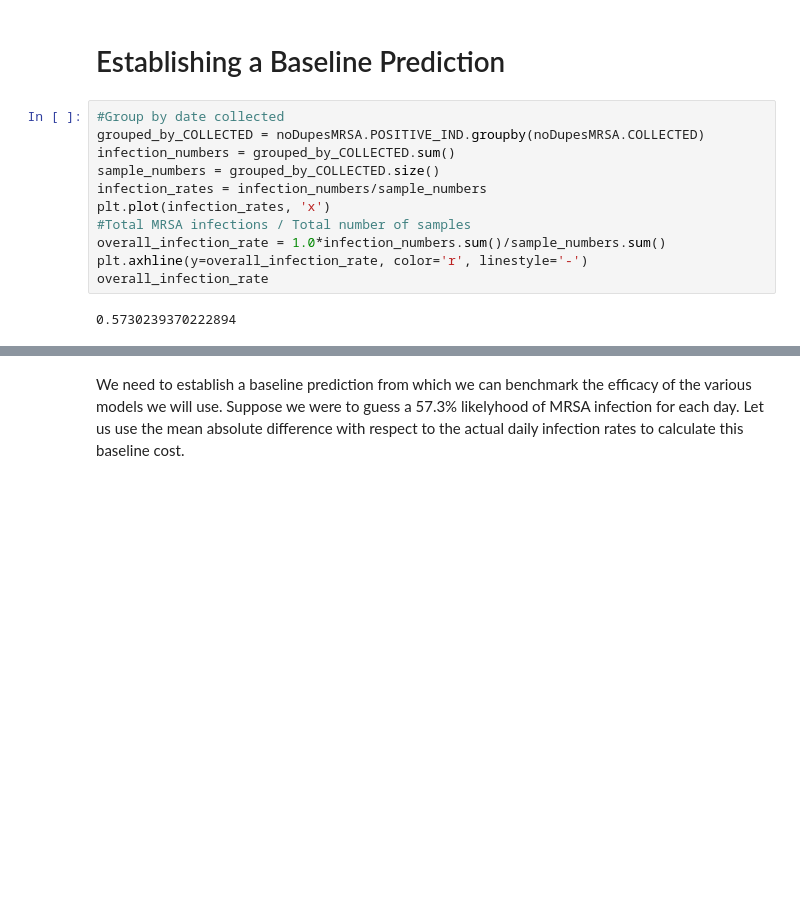
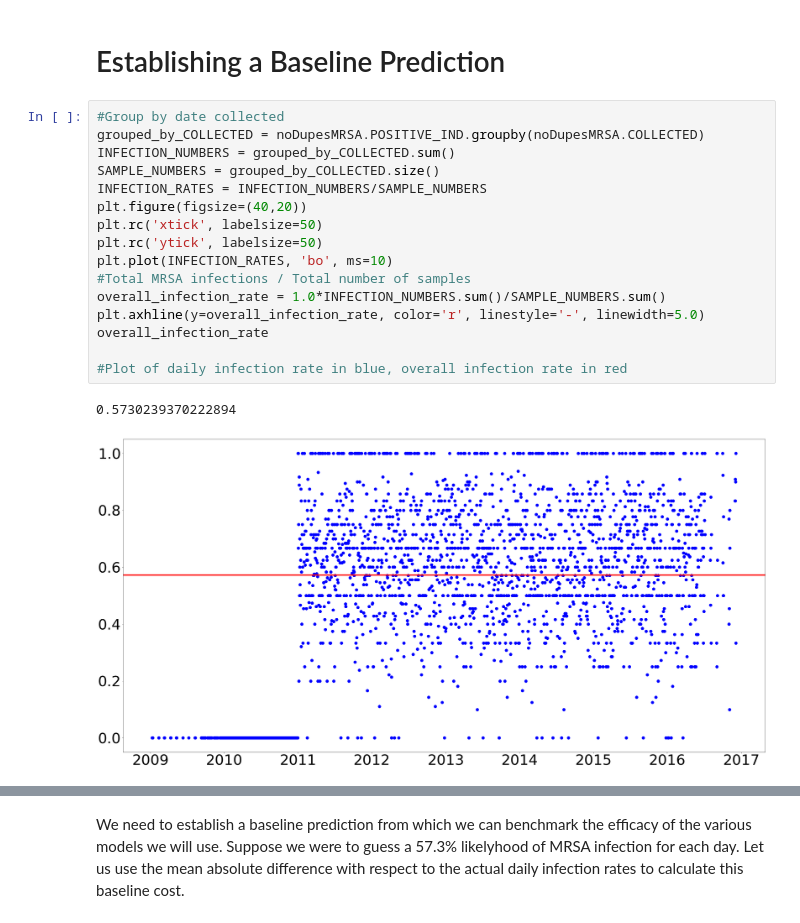
Before and after one commit to nawidayima/MRSA_Prediction_Models, a Jupyter notebook: Amiya Diwan MRSA.ipynb, the cells around one changed output, grey strips where cells are left out. Drawn from its saved outputs; the diff is of its cells as text; blank space fills up the shorter version.

```diff
--- a/Amiya Diwan MRSA.ipynb
+++ b/Amiya Diwan MRSA.ipynb
@@ -50,13 +57,19 @@ noDupesMRSA
 # %%
 #Group by date collected
 grouped_by_COLLECTED = noDupesMRSA.POSITIVE_IND.groupby(noDupesMRSA.COLLECTED)
-infection_numbers = grouped_by_COLLECTED.sum()
-sample_numbers = grouped_by_COLLECTED.size()
-infection_rates = infection_numbers/sample_numbers
-plt.plot(infection_rates, 'x')
+INFECTION_NUMBERS = grouped_by_COLLECTED.sum()
+SAMPLE_NUMBERS = grouped_by_COLLECTED.size()
+INFECTION_RATES = INFECTION_NUMBERS/SAMPLE_NUMBERS
+plt.figure(figsize=(40,20))
+plt.rc('xtick', labelsize=50)
+plt.rc('ytick', labelsize=50)
+plt.plot(INFECTION_RATES, 'bo', ms=10)
 #Total MRSA infections / Total number of samples
-overall_infection_rate = 1.0*infection_numbers.sum()/sample_numbers.sum()
-plt.axhline(y=overall_infection_rate, color='r', linestyle='-')
+overall_infection_rate = 1.0*INFECTION_NUMBERS.sum()/SAMPLE_NUMBERS.sum()
+plt.axhline(y=overall_infection_rate, color='r', linestyle='-', linewidth=5.0)
 overall_infection_rate
+
+#Plot of daily infection rate in blue, overall infection rate in red
 # %% [output]
 0.5730239370222894
+[figure, added]
```
Also changed, not shown: parts of 21 cells of this notebook.
